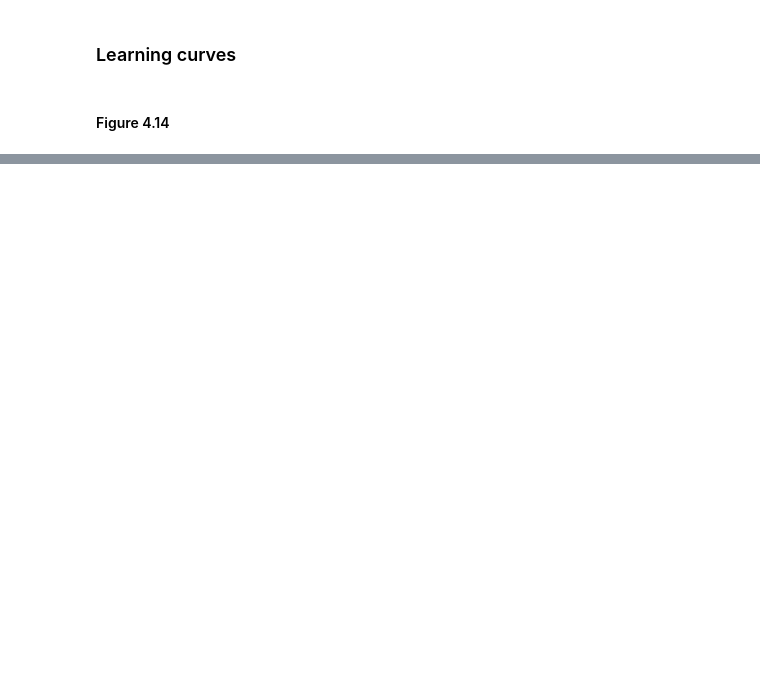
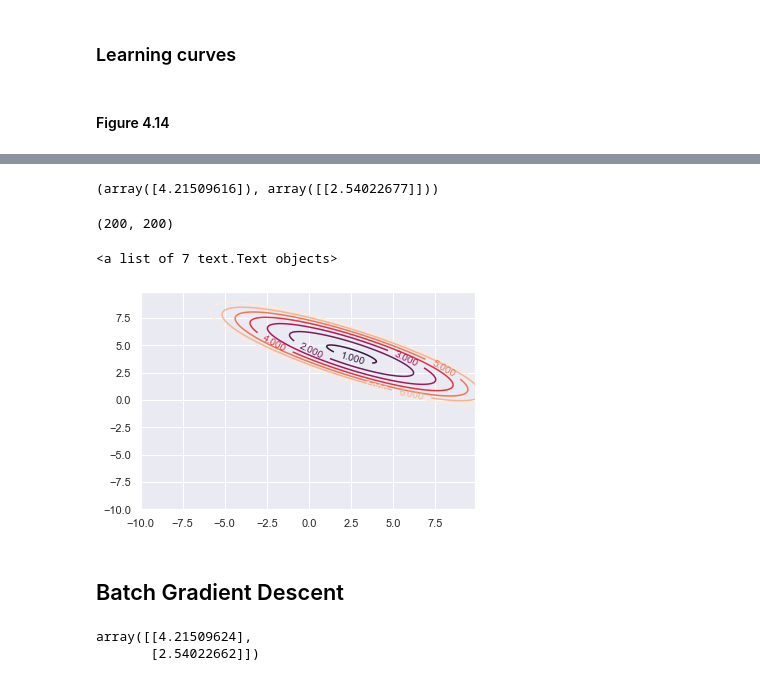
Before and after one commit to jvenepal/homl2, a Jupyter notebook: 4_training_models.ipynb, the cells around one changed output, grey strips where cells are left out. Cells and saved outputs as stored; diff of their text form; code cells hidden in the pictures; blank space fills up the shorter version.

Commit message:
Chapter 4 Linear models

```diff
--- a/4_training_models.ipynb
+++ b/4_training_models.ipynb
@@ -104,0 +109,45 @@ Canvas(toolbar=Toolbar(toolitems=[('Home', 'Reset original view', 'home', 'home'
+# %%
+np.random.seed(42)
+n = 100 # 100 samples
+x = np.random.rand(n, 1)
+y = 4 + 3 * x + np.random.randn(n, 1)
+
+from sklearn.linear_model import LinearRegression
+lr = LinearRegression().fit(x, y)
+lr.intercept_, lr.coef_
+# %% [output]
+(array([4.21509616]), array([[2.54022677]]))
+# %%
+# contour plot of mse as a function of the beta parameters
+x1 = np.arange(-10, 10, 0.1)
+x2 = np.arange(-10, 10, 0.1)
+xx, yy = np.meshgrid(x1, x2)
+z = np.zeros_like(xx)
+
+x_b = np.c_[np.ones_like(x), x]
+for j, beta1 in enumerate(x2):
+    for i, beta0 in enumerate(x1):
+        betas = np.array([beta0, beta1]).reshape(2, 1)
+        z[i, j] = np.mean(np.square(y - x_b.dot(betas)))
+print(z.shape)
+plt.figure()
+cs = plt.contour(xx, yy, z, levels=np.arange(8))
+plt.clabel(cs, inline=True)
+# %% [output]
+(200, 200)
+<a list of 7 text.Text objects>
+[figure, added]
+# %% [markdown]
+## Batch Gradient Descent
+# %%
+eta = 0.1 # learning rate
+n = 100
+n_iter = 1000
+theta = np.random.rand(2, 1)
+for i in range(n_iter):
+    gradients = 2 * x_b.T.dot(x_b.dot(theta) - y) / n
+    theta = theta - eta * gradients
+theta
+# %% [output]
+array([[4.21509624],
+       [2.54022662]])
```
Also changed, not shown: parts of 41 cells of this notebook.
